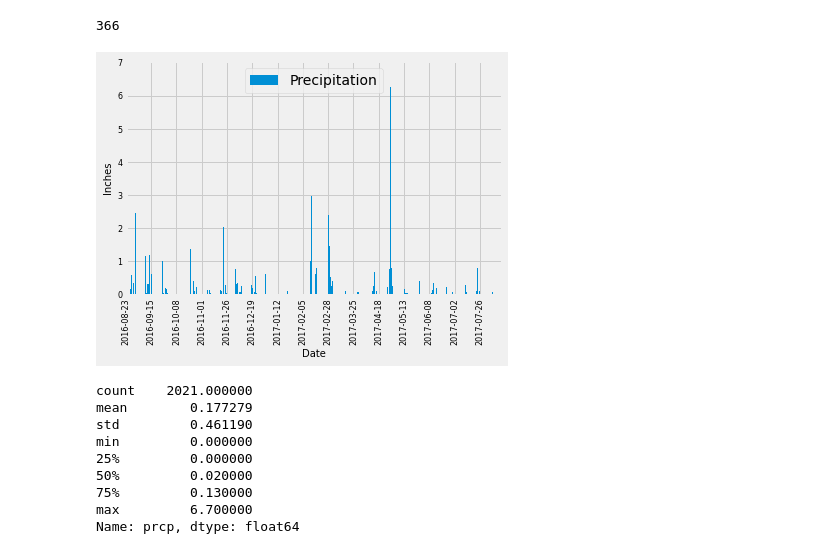
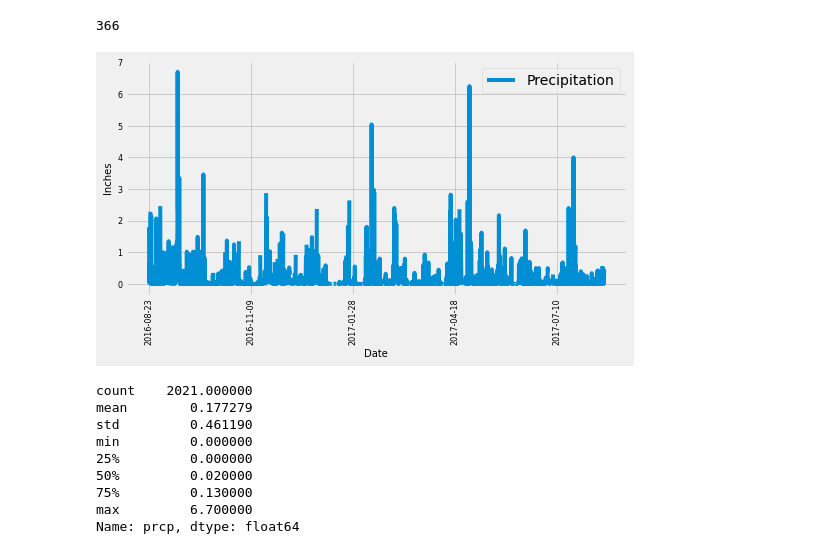
Before and after one commit to emedina2/sqlalchemy-challenge, a Jupyter notebook: climate_starter.ipynb, the cells around one changed output. Cells and saved outputs as stored; diff of their text form; code cells hidden in the pictures.

```diff
--- a/climate_starter.ipynb
+++ b/climate_starter.ipynb
@@ -106,14 +107,14 @@ len(dates.unique())
 366
 # %%
 # Use Pandas Plotting with Matplotlib to plot the data
-date_prec_df.plot('date','prcp',kind = "bar",figsize=(6,4), label = "Precipitation")
-plt.xticks(np.arange(0,total_dates,150),rotation=90, fontsize=8)
+date_prec_df.plot('date','prcp',figsize=(8,4), label = "Precipitation")
+plt.xticks(rotation=90, fontsize=8)
 plt.yticks(fontsize = 8)
 plt.xlabel('Date', fontsize = 10)
 plt.ylabel('Inches', fontsize = 10)
 plt.show()
 # %% [output]
-[figure, old version]
+[figure, new version]
 # %%
 # Use Pandas to calcualte the summary statistics for the precipitation data
 Summary_Stats = date_prec_df['prcp'].describe()
```
Also changed, not shown: parts of 1 cell of this notebook.
